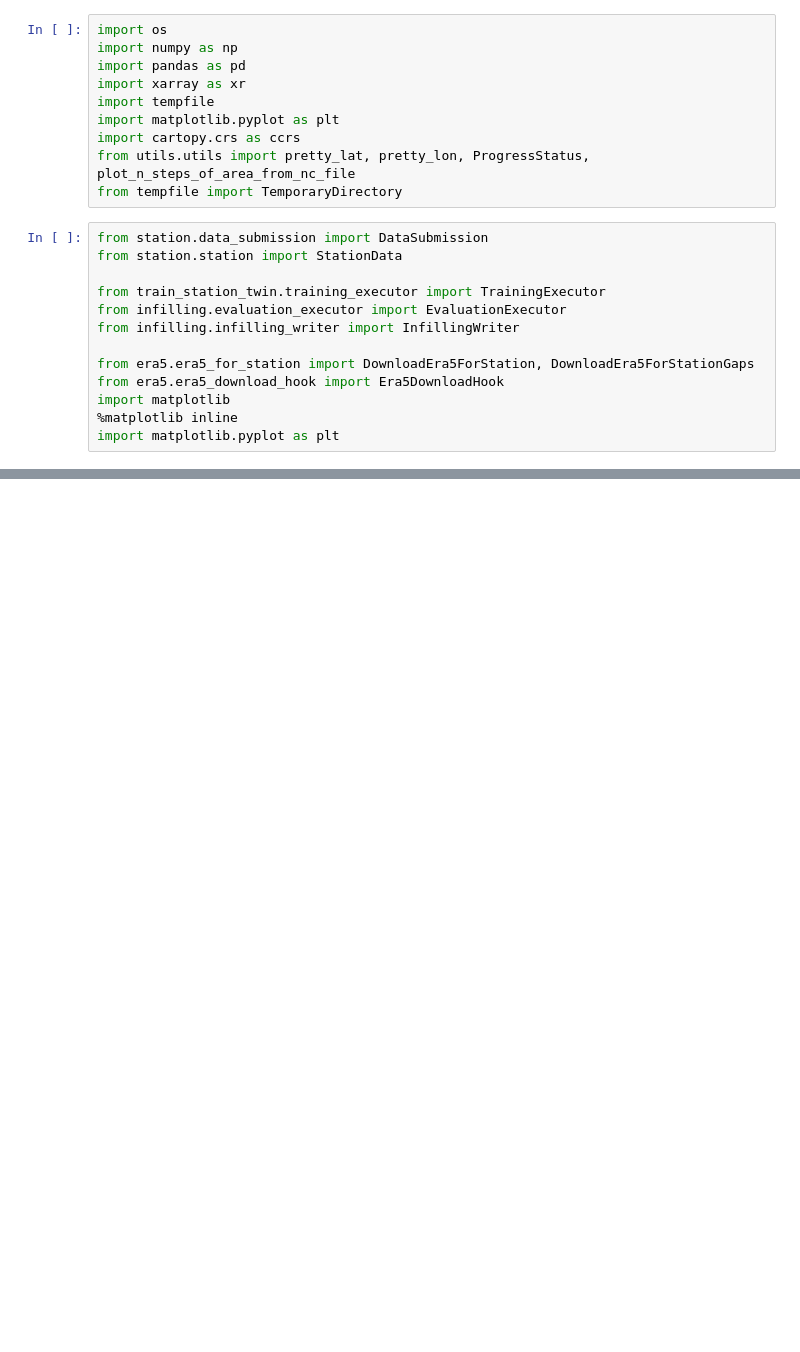
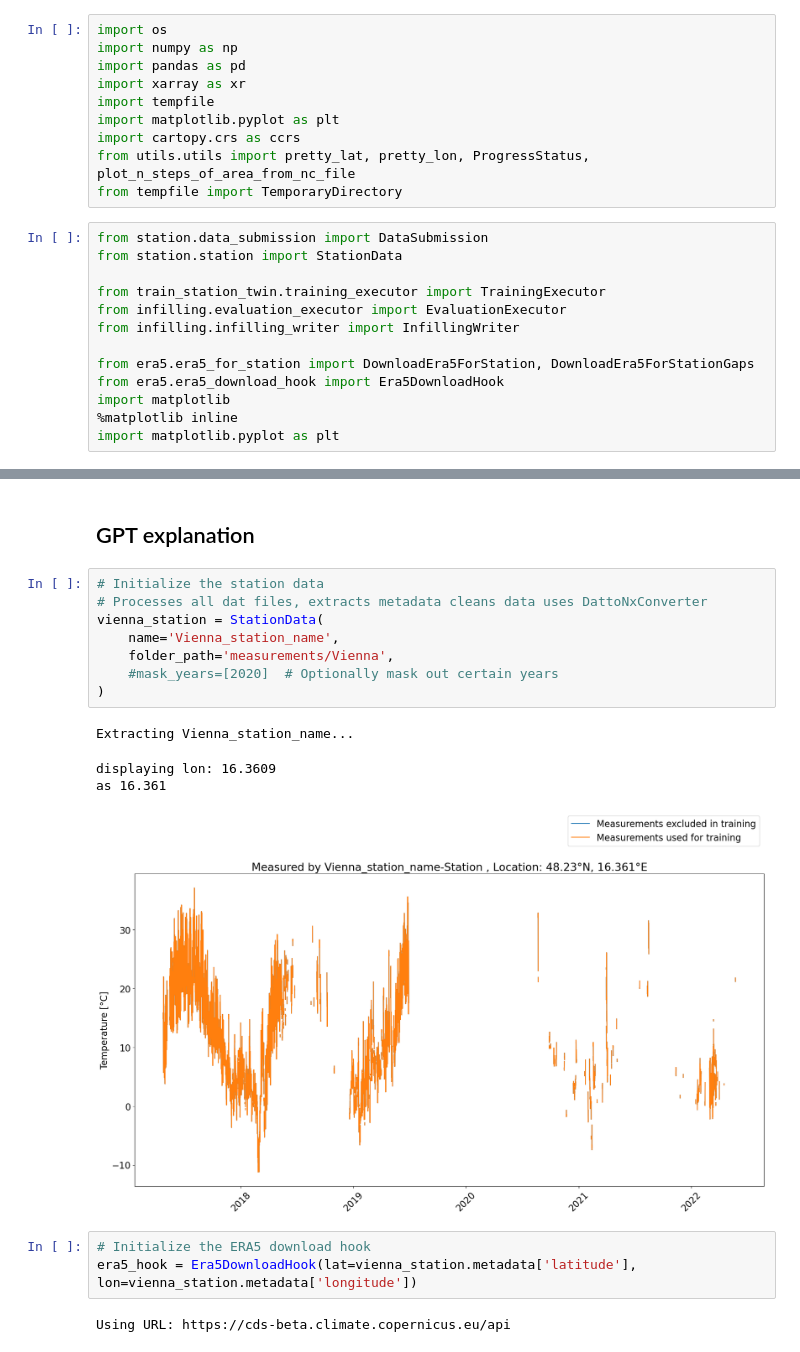
Before and after one commit to Ferdinand1123/digital-twin-for-weather-station, a Jupyter notebook: era5_testing.ipynb, the cells around one changed output, grey strips where cells are left out. Drawn from its saved outputs; the diff is of its cells as text; blank space fills up the shorter version.

```diff
--- a/era5_testing.ipynb
+++ b/era5_testing.ipynb
@@ -192,0 +113,20 @@ for t in selected_data.time:
+# %% [markdown]
+## GPT explanation
+# %%
+# Initialize the station data
+# Processes all dat files, extracts metadata cleans data uses DattoNxConverter
+vienna_station = StationData(
+    name='Vienna_station_name',
+    folder_path='measurements/Vienna',
+    #mask_years=[2020]  # Optionally mask out certain years
+)
+# %% [output]
+Extracting Vienna_station_name...
+displaying lon: 16.3609
+as 16.361
+[figure, added]
+# %%
+# Initialize the ERA5 download hook
+era5_hook = Era5DownloadHook(lat=vienna_station.metadata['latitude'], lon=vienna_station.metadata['longitude'])
+# %% [output]
+Using URL: https://cds-beta.climate.copernicus.eu/api
```
Also changed, not shown: parts of 19 cells of this notebook, 6 other files.
